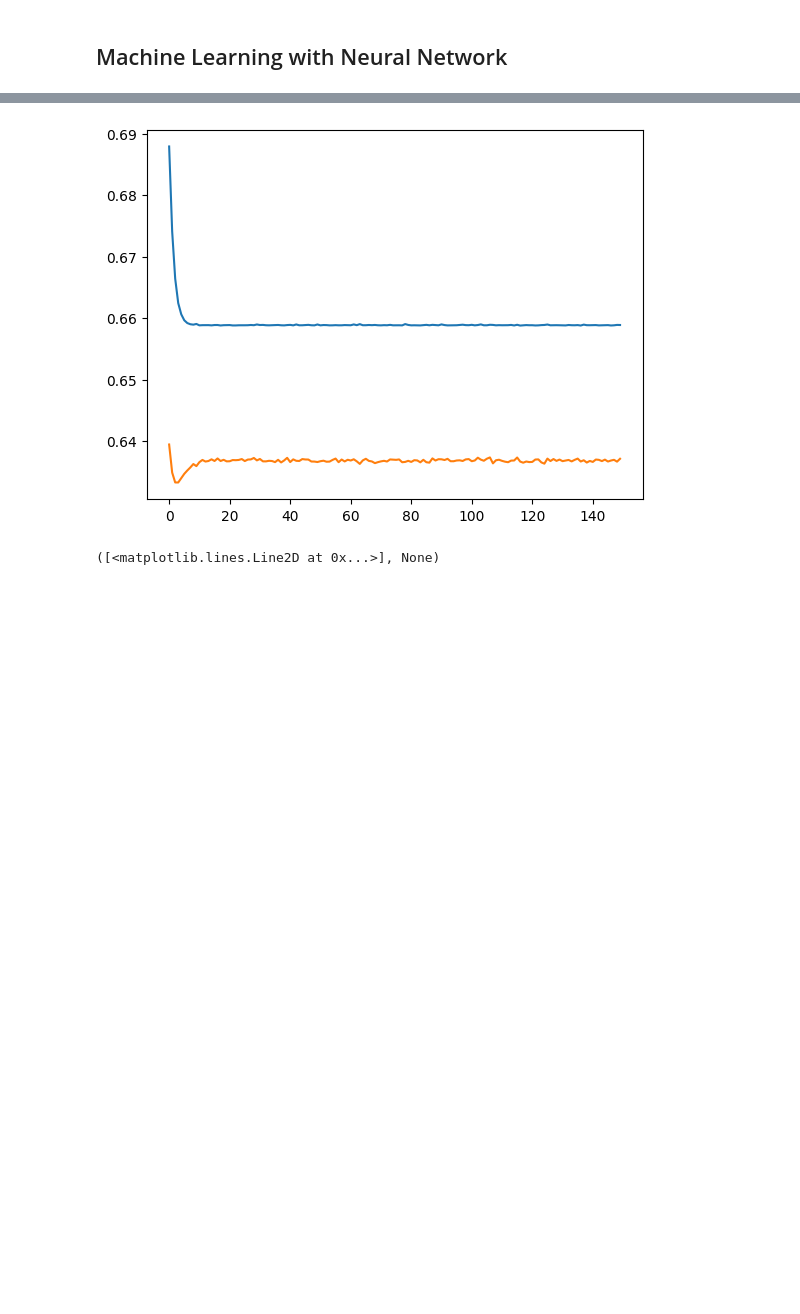
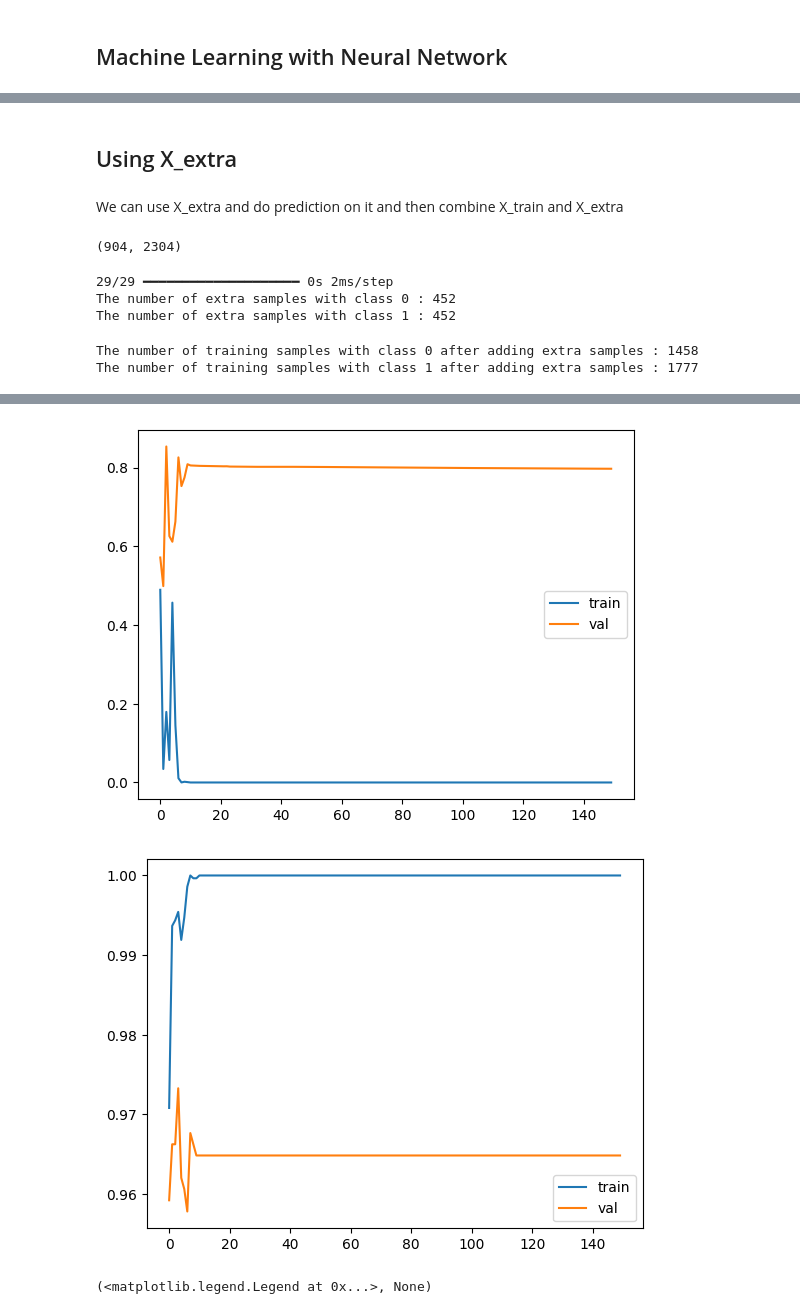
Before and after one commit to Seb65789/Lisboa-Machine-Learning-Project, a Jupyter notebook: Part 2/Clasification_problem1.ipynb, the cells around one changed output, grey strips where cells are left out. Cells and saved outputs as stored; diff of their text form; code cells hidden in the pictures; blank space fills up the shorter version.

Commit message:
NN on processed data and using X_extra to train

```diff
--- a/Part 2/Clasification_problem1.ipynb
+++ b/Part 2/Clasification_problem1.ipynb
@@ -178 +279,5 @@ Epoch 150/150
 ([<matplotlib.lines.Line2D at 0x...>], None)
+# %% [markdown]
+## Using X_extra
+# %% [markdown]
+We can use X_extra and do prediction on it and then combine X_train and X_extra
@@ -179,21 +311,59 @@ Epoch 150/150
+# %%
+X_train_extra_processed = new.reshape(new.shape[0],48*48)
+# %% [output]
+(904, 2304)
+# %%
+# Predictions
+y_pred = model.predict(X_train_extra_processed)
+y_pred = np.argmax(y_pred, axis=1)
+print("The number of extra samples with class 0 :", np.sum(y_pred==0))
+print("The number of extra samples with class 1 :", np.sum(y_pred==1))
+# %% [output]
+29/29 ━━━━━━━━━━━━━━━━━━━━ 0s 2ms/step
+The number of extra samples with class 0 : 452
+The number of extra samples with class 1 : 452
+# %%
+# Adding the extra samples to the training set for class 0
+X_train_combined = np.concatenate((X_train_processed,X_train_extra_processed[y_pred==0]),axis=0)
+y_train_combined = np.concatenate((y_train,y_pred[y_pred==0]),axis=0)
+train_labels_ROS_combined = keras.utils.to_categorical(y_train_combined,2)
+print("The number of training samples with class 0 after adding extra samples :", np.sum(y_train_combined==0))
+print("The number of training samples with class 1 after adding extra samples :", np.sum(y_train_combined==1))
+
+# ROS
+ros = imb.over_sampling.RandomOverSampler(random_state=None)
+X_train_ROS_combined, y_train_ROS_combined = ros.fit_resample(X_train_combined, y_train_combined)
+X_train_ROS_combined, X_val_ROS_combined, y_train_ROS_combined, y_val_ROS_combined = train_test_split(X_train_ROS_combined, y_train_ROS_combined, test_size=0.2)
+train_labels_ROS_combined = keras.utils.to_categorical(y_train_ROS_combined,2)
+val_labels_ROS_combined = keras.utils.to_categorical(y_val_ROS_combined,2)
+# %% [output]
+The number of training samples with class 0 after adding extra samples : 1458
+The number of training samples with class 1 after adding extra samples : 1777
 # %%
-batch_size=50
-epochs=150
-lr=0.001
+# Training the model
+adam = keras.optimizers.Adam(learning_rate = lr)
 
-adam = keras.optimizers.Adam(learning_rate = lr)
+
 model.compile(optimizer = adam,
-              loss = 'categorical_crossentropy',
-              metrics=['accuracy'])
+                loss = 'categorical_crossentropy',
+                metrics=['accuracy'])
 
-print(y_val_RUS.shape)
 #MLP without early stopping
-history = model.fit(x = X_train_ROS,y=y_train_ROS,epochs = epochs,batch_size=batch_size,validation_data = (X_val_ROS,y_val_ROS),verbose = 1)
-
+history = model.fit(x = X_train_ROS_combined,
+                    y=train_labels_ROS_combined,
+                    epochs = epochs,
+                    batch_size=batch_size,
+                    validation_data = (X_val_ROS_combined,val_labels_ROS_combined),
+                    callbacks = [early_stopping],
+                    verbose = 1)
 
 ####PLOT EVOLUTION
 plt.figure(1)
 plt.clf()
 plt.plot(history.history['loss'], label='train'),
-plt.plot(history.history['val_loss'], label='train'), plt.show()
+plt.plot(history.history['val_loss'], label='val'),
+plt.legend(),plt.show()
+plt.plot(history.history['accuracy'], label='train'),
+plt.plot(history.history['val_accuracy'], label='val'),
+plt.legend(),plt.show()
 # %% [output]
@@ -217,2 +387,3 @@ Epoch 150/150
-[figure, old version]
+[figure, new version]
+[figure, added]
-([<matplotlib.lines.Line2D at 0x...>], None)
+(<matplotlib.legend.Legend at 0x...>, None)
```
Also changed, not shown: parts of 17 cells of this notebook, 1 other file.
